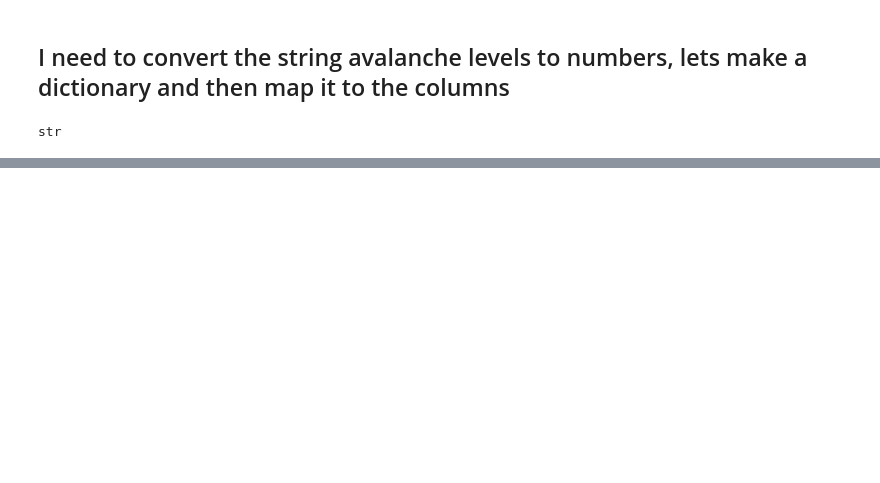
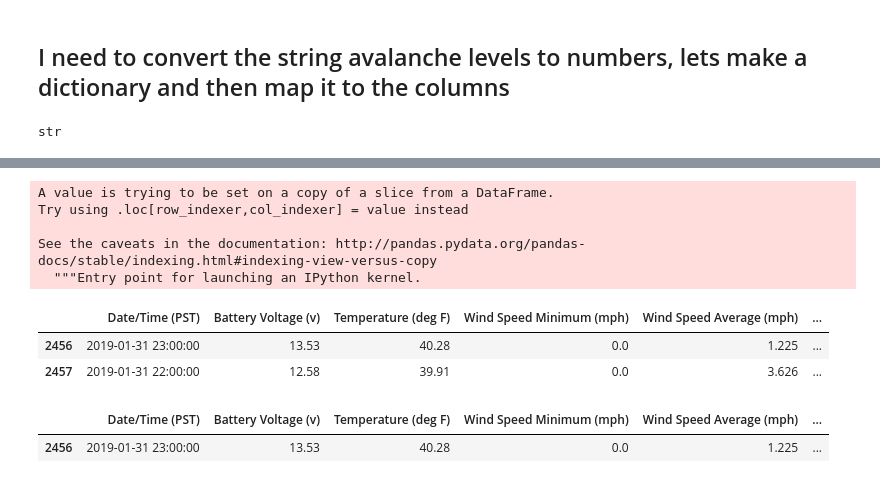
Before and after one commit to kevintheduu/avalanche-predictor, a Jupyter notebook: data_merge.ipynb, the cells around one changed output, grey strips where cells are left out. Cells and saved outputs as stored; diff of their text form; code cells hidden in the pictures; blank space fills up the shorter version.

```diff
--- a/data_merge.ipynb
+++ b/data_merge.ipynb
@@ -213,9 +253,9 @@ memory usage: 537.8+ KB
 # %% [markdown]
 ### now, to just grab the month of january
 # %%
-mask = (merged_df['date'] < ('2019-02-01'))
+mask = (second_merge['date'] < ('2019-02-01'))
 # %%
-january = merged_df.loc[mask]
+january = second_merge.loc[mask]
 # %%
 january.info()
 # %% [output]
@@ -269,5 +308,7 @@ Index(['Date/Time (PST)', 'Battery Voltage (v)', 'Temperature (deg F)',
        'danger_near_treeline'],
       dtype='object')
 # %%
-january[['danger_above_treeline', 'danger_below_treeline','danger_near_treeline']] = january[['danger_above_treeline', 'danger_below_treeline','danger_near_treeline']]
+january[['danger_above_treeline', 'danger_below_treeline','danger_near_treeline']] = january[['danger_above_treeline',
+                                                                                              'danger_below_treeline',
+                                                                                              'danger_near_treeline']].applymap(convert_avy_str_to_num)
 # %% [output]
@@ -289,0 +360,14 @@ january.describe()
+# %%
+january['Date/Time (PST)'] = january['Date/Time (PST)'].map(lambda x: x.strftime('%Y-%m-%d %H:%M:%S'))
+# %% [output]
+A value is trying to be set on a copy of a slice from a DataFrame.
+Try using .loc[row_indexer,col_indexer] = value instead
+
+See the caveats in the documentation: http://pandas.pydata.org/pandas-docs/stable/indexing.html#indexing-view-versus-copy
+  """Entry point for launching an IPython kernel.
+# %%
+january.head(2)
+# %% [output]
+|  | Date/Time (PST) | Battery Voltage (v) | Temperature (deg F) | Wind Speed Minimum (mph) | Wind Speed Average (mph) | ... |
+| 2456 | 2019-01-31 23:00:00 | 13.53 | 40.28 | 0.0 | 1.225 | ... |
+| 2457 | 2019-01-31 22:00:00 | 12.58 | 39.91 | 0.0 | 3.626 | ... |
@@ -289,0 +376,6 @@ january.describe()
+# %%
+january2 = merged_df.loc[mask]
+january2.head(1)
+# %% [output]
+|  | Date/Time (PST) | Battery Voltage (v) | Temperature (deg F) | Wind Speed Minimum (mph) | Wind Speed Average (mph) | ... |
+| 2456 | 2019-01-31 23:00:00 | 13.53 | 40.28 | 0.0 | 1.225 | ... |
```
Also changed, not shown: parts of 25 cells of this notebook, 3 other files.
